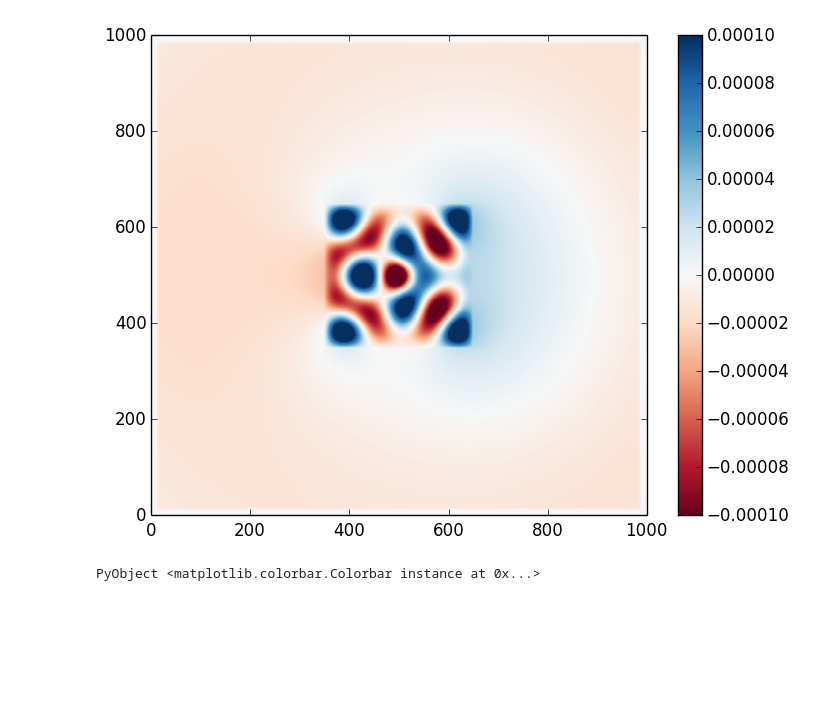
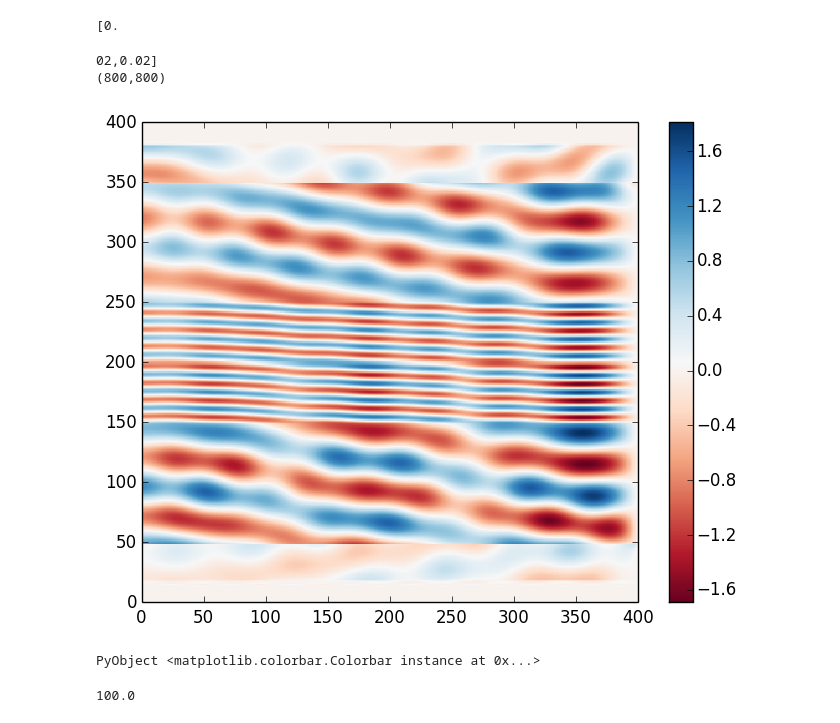
Before and after one commit to twhughes/Faraday-FDFD, a Jupyter notebook: SimpleCalc.ipynb, the cells around one changed output. Cells and saved outputs as stored; diff of their text form; code cells hidden in the pictures; blank space fills up the shorter version.

```diff
--- a/SimpleCalc.ipynb
+++ b/SimpleCalc.ipynb
@@ -5,29 +5,43 @@ include("./src/calcpml_2d.jl");
 include("./src/yeeder.jl");
 include("./src/fdfd.jl");
 # %%
-n = 2000;
-BC = [-2,-2];
+n = 800;
+BC = [0,-2];
 Nx2 = n;
 Ny2 = n;
 Nx = div(Nx2,2);     Ny = div(Ny2,2);
 ER2  = ones(Complex64,Nx2,Ny2);
-e = 14
-ER2[700:1300,700:1300] = e;
+e = 3.56;
+L = 1;
+RES  = [0.01,0.01];
+spc = L;
+(dx,dy)=RES;
+dx2 = dx/2;
+dy2 = dy/2;
+ER2[1:end,Int(Nx-L/2/dx2):Int(Nx-4)] = e;
+ER2[1:end,Int(Nx+4):Int(Nx+L/2/dx2)] = e;
+
 MUR2 = ones(Complex64,Nx2,Ny2);
-RES  = [1e-9,1e-9];
-NPML = [40 40 40 40]
-lambda0 = 1500e-9;
+NPML = [0 0 40 40]
+lambda0 = 1;
 Pol = "Hz";
-theta = 0;
-Q = zeros(Complex64,Nx,Ny);
-Q[500,500] = im;
-Q[500,300] = 1;
-Q[500,700] = -1;
+theta = 10;
+Q = ones(Complex64,Nx,Ny);
+#Q[Int(Nx/2)-Int(L/2/dx)-Int(spc/dx):Int(Nx/2)+Int(L/2/dx)+Int(spc/dx),Int(Nx/2)-Int(L/2/dx)-Int(spc/dx):Int(Nx/2)+Int(L/2/dx)+Int(spc/dx)] = 0;
+Q[1:end,Int(Nx/2)-Int(L/2/dx)-Int(spc/dx):Int(Nx/2)+Int(L/2/dx)+Int(spc/dx)] = 0;
 
-(Ex,Ey,Ez,Hx,Hy,Hz) = fdfd(ER2,MUR2,RES,NPML,BC,lambda0,Pol,Q;verbose=false,TFSF=false,theta=theta);
+(Ex,Ey,Ez,Hx,Hy,Hz) = fdfd(ER2,MUR2,RES,NPML,BC,lambda0,Pol,Q;verbose=false,TFSF=true,theta=theta);
+# %% [output]
+[0.
-# %%
-pcolormesh(imag(Hz),cmap="RdBu",vmin=-0.0001,vmax=0.0001)
-colorbar()
-# %% [output]
-[figure, removed]
-PyObject <matplotlib.colorbar.Colorbar instance at 0x...>
+# %%
+pcolormesh(real(Ez'),cmap="RdBu")
+colorbar()
+# %% [output]
+02,0.02]
+(800,800)
+[figure, added]
+PyObject <matplotlib.colorbar.Colorbar instance at 0x...>
+# %%
+L/2/dx2
+# %% [output]
+100.0
```
Also changed, not shown: 6 other files.
